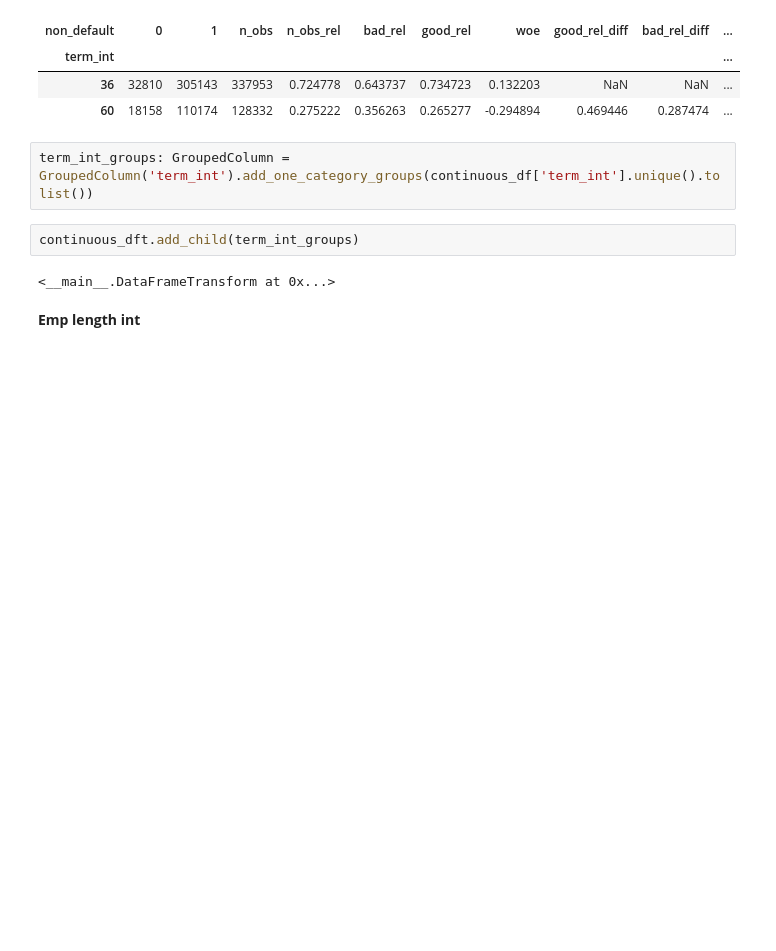
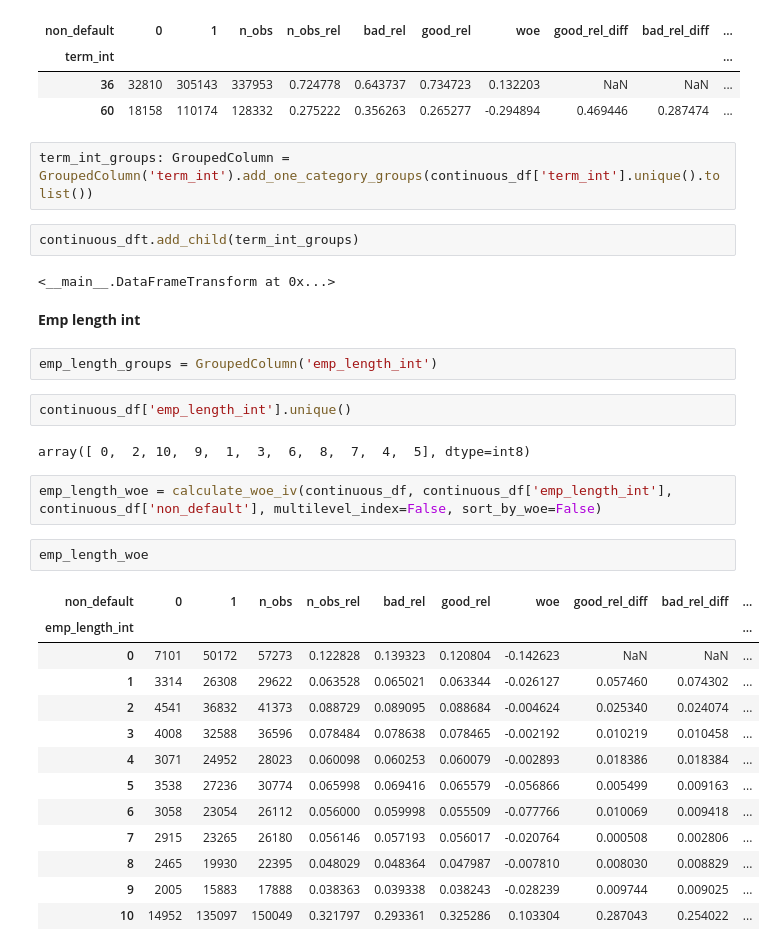
Before and after one commit to Xavi-Linux/CaRMeLo, a Jupyter notebook: notebooks/Data_preparation.ipynb, the cells around one changed output. Saved outputs shown, nothing was run; the diff lists cells and outputs as text; blank space fills up the shorter version.

```diff
--- a/notebooks/Data_preparation.ipynb
+++ b/notebooks/Data_preparation.ipynb
@@ -586,3 +608,27 @@ continuous_dft.add_child(term_int_groups)
 <__main__.DataFrameTransform at 0x...>
 # %% [markdown]
 **Emp length int**
+# %%
+emp_length_groups = GroupedColumn('emp_length_int')
+# %%
+continuous_df['emp_length_int'].unique()
+# %% [output]
+array([ 0,  2, 10,  9,  1,  3,  6,  8,  7,  4,  5], dtype=int8)
+# %%
+emp_length_woe = calculate_woe_iv(continuous_df, continuous_df['emp_length_int'], continuous_df['non_default'], multilevel_index=False, sort_by_woe=False)
+# %%
+emp_length_woe
+# %% [output]
+| non_default | 0 | 1 | n_obs | n_obs_rel | bad_rel | good_rel | woe | good_rel_diff | bad_rel_diff | ... |
+| emp_length_int |  |  |  |  |  |  |  |  |  | ... |
+| 0 | 7101 | 50172 | 57273 | 0.122828 | 0.139323 | 0.120804 | -0.142623 | NaN | NaN | ... |
+| 1 | 3314 | 26308 | 29622 | 0.063528 | 0.065021 | 0.063344 | -0.026127 | 0.057460 | 0.074302 | ... |
+| 2 | 4541 | 36832 | 41373 | 0.088729 | 0.089095 | 0.088684 | -0.004624 | 0.025340 | 0.024074 | ... |
+| 3 | 4008 | 32588 | 36596 | 0.078484 | 0.078638 | 0.078465 | -0.002192 | 0.010219 | 0.010458 | ... |
+| 4 | 3071 | 24952 | 28023 | 0.060098 | 0.060253 | 0.060079 | -0.002893 | 0.018386 | 0.018384 | ... |
+| 5 | 3538 | 27236 | 30774 | 0.065998 | 0.069416 | 0.065579 | -0.056866 | 0.005499 | 0.009163 | ... |
+| 6 | 3058 | 23054 | 26112 | 0.056000 | 0.059998 | 0.055509 | -0.077766 | 0.010069 | 0.009418 | ... |
+| 7 | 2915 | 23265 | 26180 | 0.056146 | 0.057193 | 0.056017 | -0.020764 | 0.000508 | 0.002806 | ... |
+| 8 | 2465 | 19930 | 22395 | 0.048029 | 0.048364 | 0.047987 | -0.007810 | 0.008030 | 0.008829 | ... |
+| 9 | 2005 | 15883 | 17888 | 0.038363 | 0.039338 | 0.038243 | -0.028239 | 0.009744 | 0.009025 | ... |
+| 10 | 14952 | 135097 | 150049 | 0.321797 | 0.293361 | 0.325286 | 0.103304 | 0.287043 | 0.254022 | ... |
```
Also changed, not shown: parts of 22 cells of this notebook.
